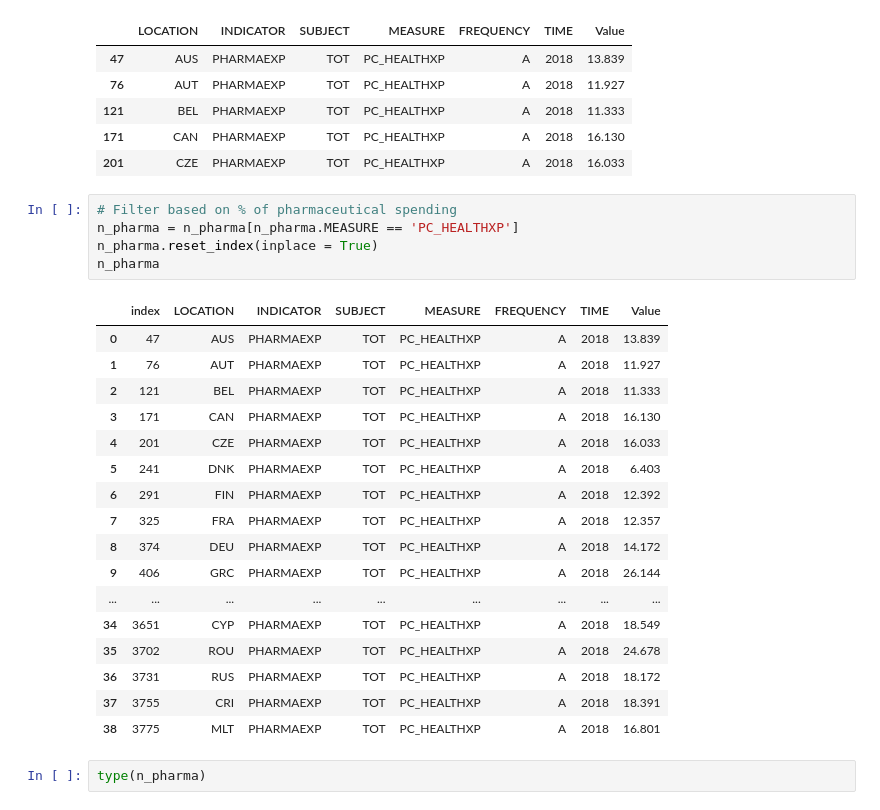
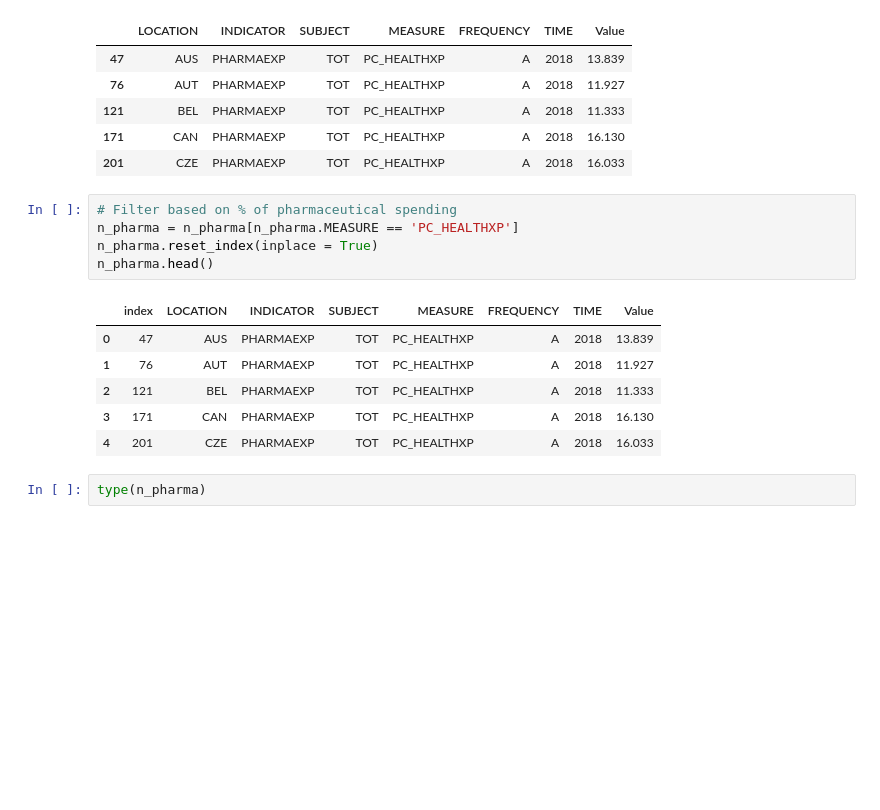
Before and after one commit to RanjaniAnjurVenkatraman/Pharmaceutical_Web_Application_using_ETL_Process, a Jupyter notebook: Pharmaceutical_ETL_Project.ipynb, the cells around one changed output. Saved outputs shown, nothing was run; the diff lists cells and outputs as text; blank space fills up the shorter version.

```diff
--- a/Pharmaceutical_ETL_Project.ipynb
+++ b/Pharmaceutical_ETL_Project.ipynb
@@ -176,26 +176,15 @@ n_pharma.head()
 # %%
 # Filter based on % of pharmaceutical spending
 n_pharma = n_pharma[n_pharma.MEASURE == 'PC_HEALTHXP']
 n_pharma.reset_index(inplace = True)
-n_pharma
+n_pharma.head()
 # %% [output]
 |  | index | LOCATION | INDICATOR | SUBJECT | MEASURE | FREQUENCY | TIME | Value |
 | 0 | 47 | AUS | PHARMAEXP | TOT | PC_HEALTHXP | A | 2018 | 13.839 |
 | 1 | 76 | AUT | PHARMAEXP | TOT | PC_HEALTHXP | A | 2018 | 11.927 |
 | 2 | 121 | BEL | PHARMAEXP | TOT | PC_HEALTHXP | A | 2018 | 11.333 |
 | 3 | 171 | CAN | PHARMAEXP | TOT | PC_HEALTHXP | A | 2018 | 16.130 |
 | 4 | 201 | CZE | PHARMAEXP | TOT | PC_HEALTHXP | A | 2018 | 16.033 |
-| 5 | 241 | DNK | PHARMAEXP | TOT | PC_HEALTHXP | A | 2018 | 6.403 |
-| 6 | 291 | FIN | PHARMAEXP | TOT | PC_HEALTHXP | A | 2018 | 12.392 |
-| 7 | 325 | FRA | PHARMAEXP | TOT | PC_HEALTHXP | A | 2018 | 12.357 |
-| 8 | 374 | DEU | PHARMAEXP | TOT | PC_HEALTHXP | A | 2018 | 14.172 |
-| 9 | 406 | GRC | PHARMAEXP | TOT | PC_HEALTHXP | A | 2018 | 26.144 |
-| ... | ... | ... | ... | ... | ... | ... | ... | ... |
-| 34 | 3651 | CYP | PHARMAEXP | TOT | PC_HEALTHXP | A | 2018 | 18.549 |
-| 35 | 3702 | ROU | PHARMAEXP | TOT | PC_HEALTHXP | A | 2018 | 24.678 |
-| 36 | 3731 | RUS | PHARMAEXP | TOT | PC_HEALTHXP | A | 2018 | 18.172 |
-| 37 | 3755 | CRI | PHARMAEXP | TOT | PC_HEALTHXP | A | 2018 | 18.391 |
-| 38 | 3775 | MLT | PHARMAEXP | TOT | PC_HEALTHXP | A | 2018 | 16.801 |
 # %%
 type(n_pharma)
 # %% [output]
```
Also changed, not shown: parts of 3 cells of this notebook.
